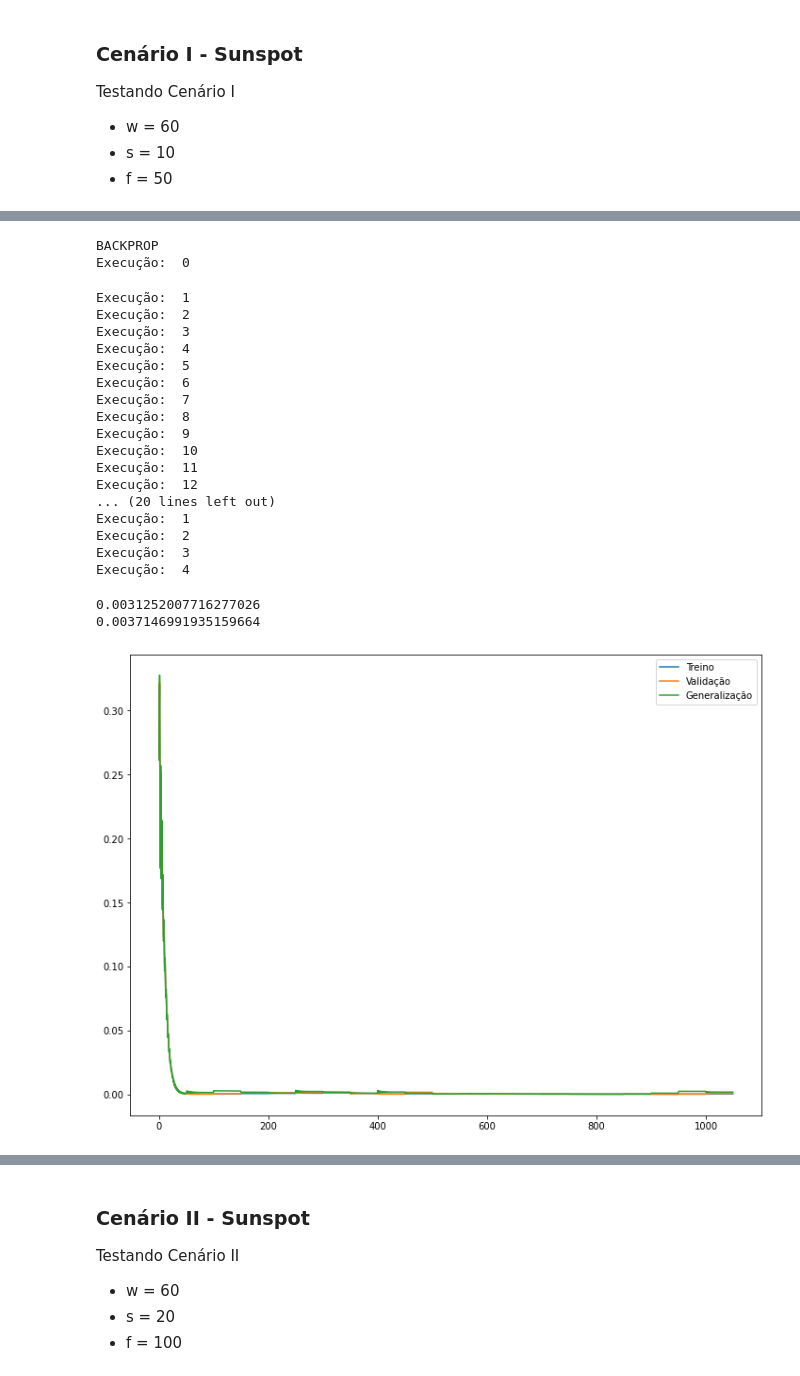
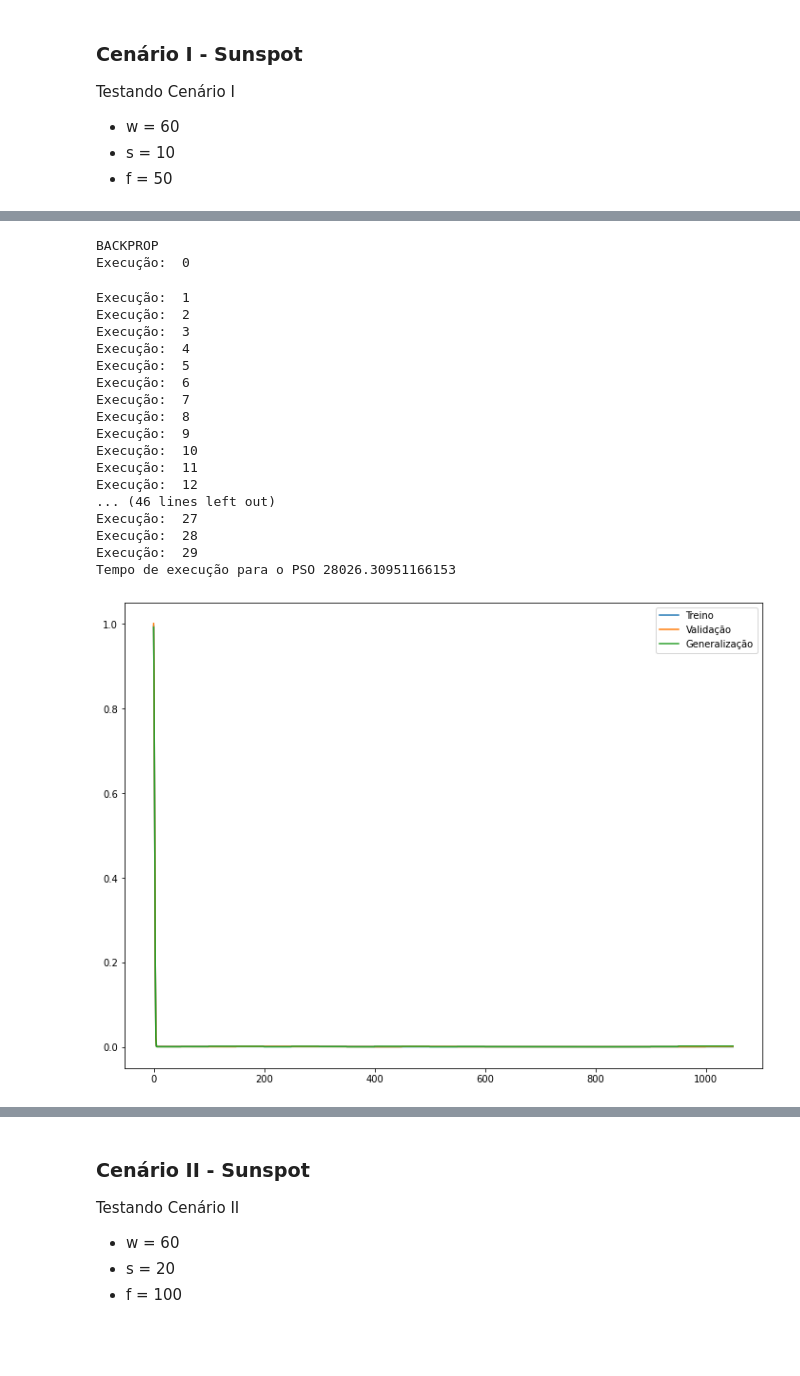
Before and after one commit to filipeclduarte/forecasting_dynamic_swarm_nn, a Jupyter notebook: artigo_swarm_nn_pso_padrao.ipynb, the cells around one changed output, grey strips where cells are left out. Saved outputs shown, nothing was run; the diff lists cells and outputs as text; code cells hidden in the pictures; blank space fills up the shorter version.

```diff
--- a/artigo_swarm_nn_pso_padrao.ipynb
+++ b/artigo_swarm_nn_pso_padrao.ipynb
@@ -1161,7 +1091,7 @@ tic = time.time()
 #backprop
 print('BACKPROP')
 mse_treino_1_backprop, mse_val_1_backprop, mse_teste_1_backprop = cenarios_execucoes(X, y, w, s, f, modelo = nn_model2, perc_treino=0.54, perc_val=0.24)
-#resultados_1_backprop = avaliacao_resultados(mse_treino_1_backprop, mse_teste_1_backprop)
+resultados_1_backprop = avaliacao_resultados(mse_treino_1_backprop, mse_val_1_backprop,mse_teste_1_backprop, f, quantidade_janelas, execucoes = 30)
 tac = time.time()
 print('Tempo de execução para o backprop', (tac - tic))
 
@@ -1169,7 +1099,7 @@ print('PSO')
 # pso
 tic = time.time()
 mse_treino_1_pso, mse_val_1_pso, mse_teste_1_pso = cenarios_execucoes(X, y, w, s, f,modelo = nn_model_pso_todos, perc_treino=0.54, perc_val=0.24)
-#resultados_1_pso = avaliacao_resultados(mse_treino_1_pso, mse_teste_1_pso)
+resultados_1_pso = avaliacao_resultados(mse_treino_1_pso, mse_val_1_pso,mse_teste_1_pso, f, quantidade_janelas, execucoes = 30)
 tac = time.time()
 print('Tempo de execução para o PSO', (tac - tic))
 # %% [output]
@@ -1187,22 +1117,16 @@ Execução:  9
 Execução:  10
 Execução:  11
 Execução:  12
-... (20 lines left out)
-Execução:  1
-Execução:  2
-Execução:  3
-Execução:  4
+... (46 lines left out)
+Execução:  27
+Execução:  28
+Execução:  29
+Tempo de execução para o PSO 28026.30951166153
-# %%
-print(mse_treino_1_backprop[0, 10,:].mean())
-print(mse_teste_1_backprop[0, 10, :].mean())
-# %% [output]
-0.0031252007716277026
-0.0037146991935159664
 # %%
-pd.Series(mse_treino_1_backprop[0, 10, :]).plot(label = 'Treino')
-pd.Series(mse_val_1_backprop[0, 10, :]).plot(label = 'Validação')
-pd.Series(mse_teste_1_backprop[0, 10, :]).plot(label = 'Generalização')
+pd.Series(mse_treino_1_backprop[0, 0, :]).plot(label = 'Treino')
+pd.Series(mse_val_1_backprop[0, 0, :]).plot(label = 'Validação')
+pd.Series(mse_teste_1_backprop[0, 0, :]).plot(label = 'Generalização')
 plt.legend()
 plt.show()
 # %% [output]
-[figure, old version]
+[figure, new version]
```
Also changed, not shown: parts of 12 cells of this notebook, 1 other file.
